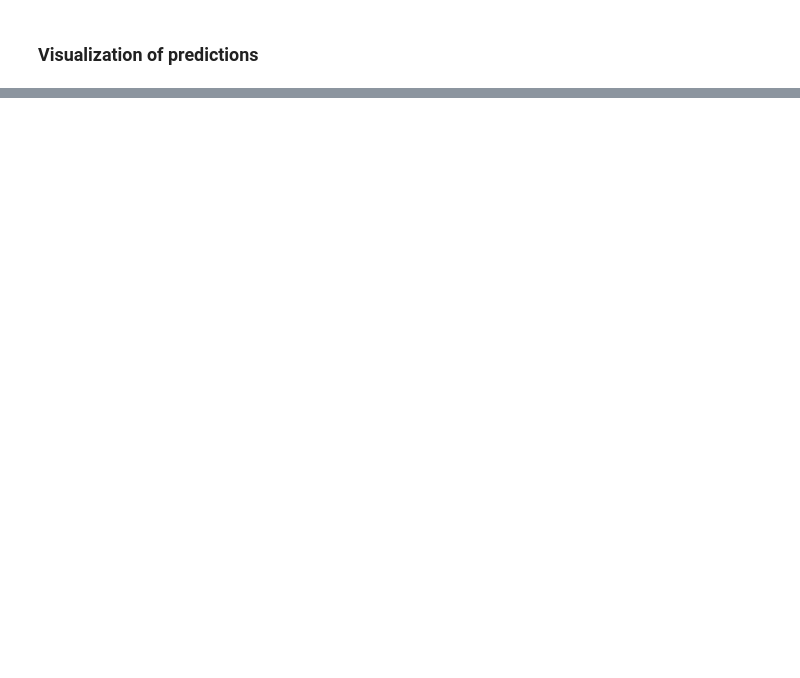
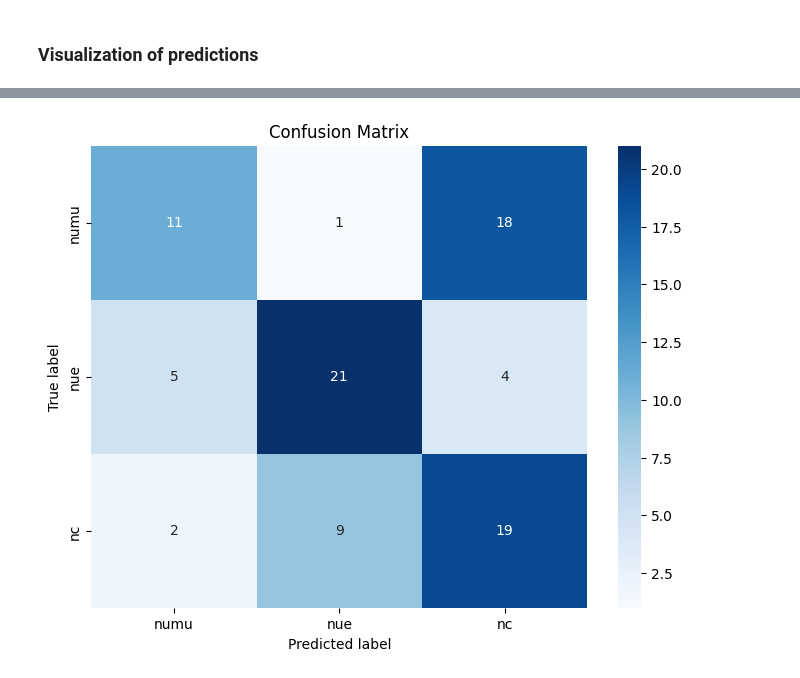
Before and after one commit to fanrado/dinov2ForLArTPC, a Jupyter notebook: notebooks/linear_classification_dinov2.ipynb, the cells around one changed output, grey strips where cells are left out. Cells and saved outputs as stored; diff of their text form; code cells hidden in the pictures; blank space fills up the shorter version.

```diff
--- a/notebooks/linear_classification_dinov2.ipynb
+++ b/notebooks/linear_classification_dinov2.ipynb
@@ -580,5 +532,5 @@ plt.show()
 # %%
-def visualize_model(feature_model, linear_classifier, images, rows=2, cols=4, true_classes=None, batch_no=None):
+def visualize_model(feature_model, linear_classifier, images,original_img=None, rows=2, cols=4, true_classes=None, batch_no=None):
     was_training = linear_classifier.training
     linear_classifier.eval()
     with torch.no_grad():
@@ -595,9 +547,12 @@ def visualize_model(feature_model, linear_classifier, images, rows=2, cols=4, tr
         titles = [f'{class_names[preds[0]]}: {outputs[0, preds[0]].squeeze().item():.3f}; true : {class_names[true_classes]}']
     # figname = f'output/predictions/predictions_batch_{batch_no}.png' if batch_no is not None else 'output/predictions/predictions_batch.png'
     figname = f'output/predictions/predictions{class_names[preds[0]]}_true{class_names[true_classes]}_batch{batch_no}.png' if batch_no is not None else f'output/predictions/predictions{class_names[preds[0]]}_true{class_names[true_classes]}_batch.png'
+    if original_img is not None:
+        imgs = original_img
     show_batch(imgs, titles=titles, rows=rows, cols=cols, figname=figname)
 
     linear_classifier.train(mode=was_training)
+    return figname, class_names[preds[0]], class_names[true_classes]
 # %%
 # i = 0
 # for batch_no, (imgs, true_classes) in enumerate(dataloaders['test']):
@@ -630,0 +604,14 @@ image shape : (480, 480, 3)
+# %%
+from sklearn.metrics import confusion_matrix
+cm = confusion_matrix(predictions_df['true_class'], predictions_df['predicted_class'], labels=class_names)
+
+import seaborn as sns
+f, ax = plt.subplots(figsize=(8,6))
+sns.heatmap(cm, annot=True, fmt='d', cmap='Blues', xticklabels=class_names, yticklabels=class_names)
+plt.ylabel('True label')
+plt.xlabel('Predicted label')
+plt.title('Confusion Matrix')
+plt.savefig(os.path.join(OUTPUT_DIR, 'confusion_matrix.png'))
+plt.show()
+# %% [output]
+[figure, added]
```
Also changed, not shown: parts of 20 cells of this notebook.
